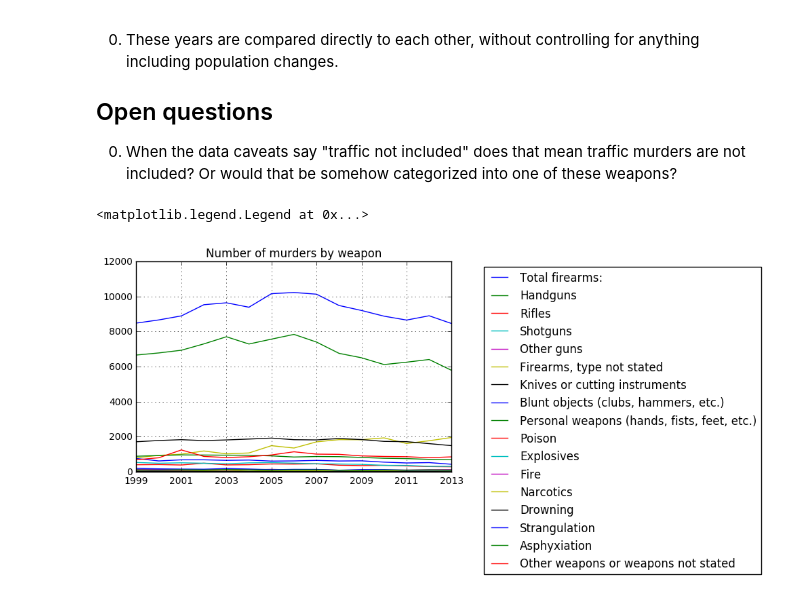
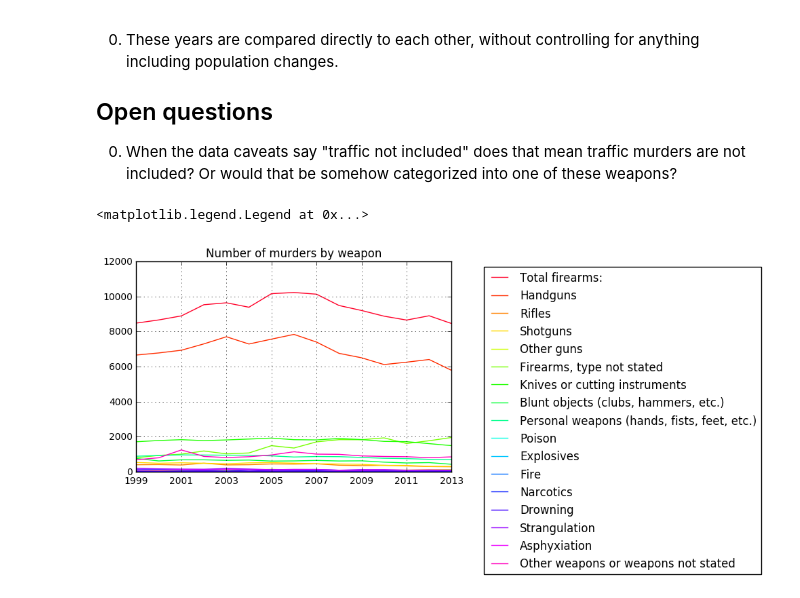
Before and after one commit to jeremiak/fbi-crime-data-explore, a Jupyter notebook: murder_weapons.ipynb, the cells around one changed output. Saved outputs shown, nothing was run; the diff lists cells and outputs as text; code cells hidden in the pictures.

```diff
--- a/murder_weapons.ipynb
+++ b/murder_weapons.ipynb
@@ -35,12 +35,12 @@ weapons_raw_1999_2003 = weapons_raw_1999_2003.replace('Personal weapons (hands,
 # %%
 weapons_total = pd.merge(weapons_raw_1999_2003, weapons_raw_2004_2008, on='Weapon')
 weapons_total = weapons_total.merge(weapons_raw_2009_2013, on='Weapon')
 weapons_total = weapons_total.transpose()
 columns = weapons_total.loc['Weapon']
 weapons_total.columns = columns
 weapons_total = weapons_total.iloc[1:]
 weapons_total = weapons_total.drop('Total', axis=1)
-weapons_total.plot(grid=True, title='Number of murders by weapon').legend(bbox_to_anchor=(2, 1))
+weapons_total.plot(colormap='gist_rainbow', grid=True, title='Number of murders by weapon').legend(bbox_to_anchor=(2, 1))
 # %% [output]
 <matplotlib.legend.Legend at 0x...>
-[figure, old version]
+[figure, new version]
```
Also changed, not shown: parts of 2 cells of this notebook, 29 other files.
